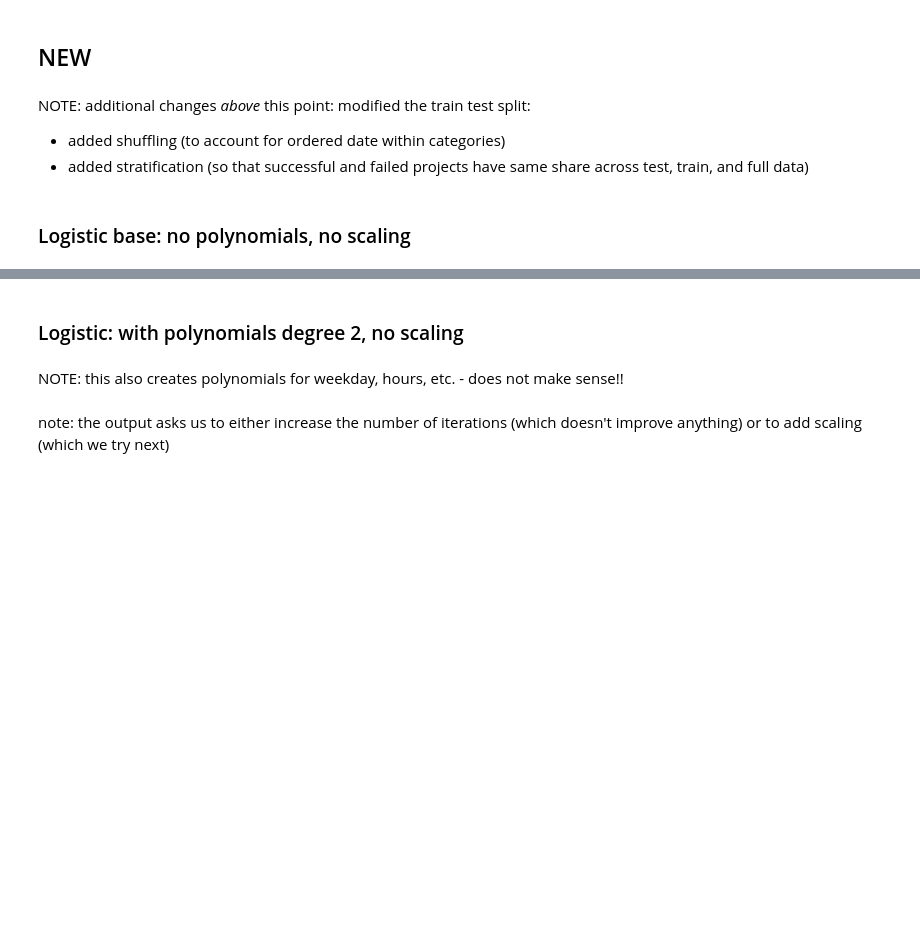
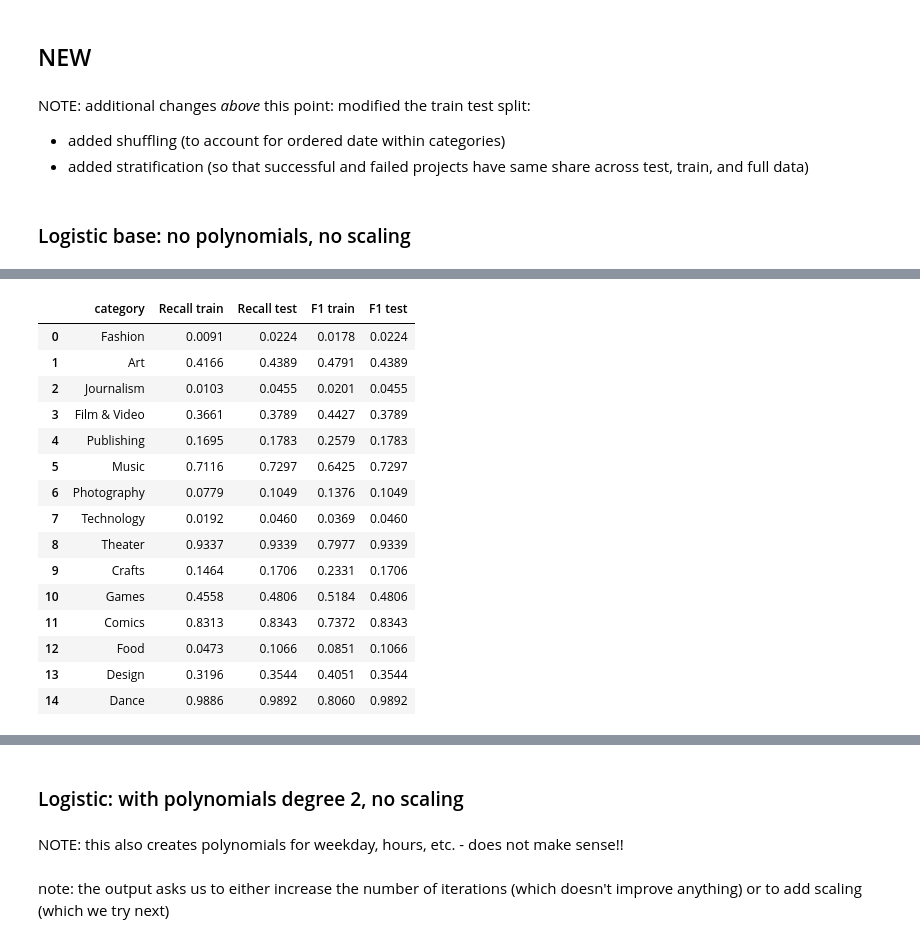
Before and after one commit to JainNupur20/kickstarter-project, a Jupyter notebook: project.ipynb, the cells around one changed output, grey strips where cells are left out. Drawn from its saved outputs; the diff is of its cells as text; code cells hidden in the pictures; blank space fills up the shorter version.

```diff
--- a/project.ipynb
+++ b/project.ipynb
@@ -511,3 +514,68 @@ df_recalls = {}
 features_to_scale = ["goal_log", "duration"]
 # %% [markdown]
 ### Logistic base: no polynomials, no scaling
+# %%
+model = "log_noPoly_noScale"
+#
+models[model] = {}
+y_pred_train[model] = {}
+y_pred_test[model] = {}
+#
+recalls_train[model] = {}
+recalls_test[model] = {}
+
+f1_train[model] = {}
+f1_test[model] = {}
+
+recall_scorer = make_scorer(recall_score)
+f1_scorer = make_scorer(f1_score)
+
+#
+for category in categories:
+    models[model][category] = LogisticRegression()
+    models[model][category].fit(X_train_wo_outlier[category], y_train_wo_outlier[category])
+
+     # Perform cross-validation
+    cv_recall_scores = cross_val_score(
+        models[model][category],
+        X_train_wo_outlier[category],
+        y_train_wo_outlier[category],
+        scoring=recall_scorer,
+        cv=5  # 5-fold cross-validation
+    )
+
+    print(f"Cross-validated Recall for {category}: {cv_recall_scores.mean()}")
+# Perform cross-validation for F1 score
+    cv_f1_scores = cross_val_score(
+        models[model][category],
+        X_train_wo_outlier[category],
+        y_train_wo_outlier[category],
+        scoring=f1_scorer,
+        cv=5  # 5-fold cross-validation
+    )
+    print(f"Cross-validated Recall for {category}: {cv_f1_scores.mean()}")
+
+    #
+    y_pred_train[model][category] = models[model][category].predict(X_train_wo_outlier[category])
+    y_pred_test[model][category] = models[model][category].predict(X_test[category])
+    #
+    recalls_train[model][category] = recall_score(y_train_wo_outlier[category], y_pred_train[model][category]).round(4)
+    recalls_test[model][category] = recall_score(y_test[category], y_pred_test[model][category]).round(4)
+
+    f1_train[model][category] = f1_score(y_train_wo_outlier[category], y_pred_train[model][category]).round(4)
+    f1_test[model][category] = recall_score(y_test[category], y_pred_test[model][category]).round(4)
+
+    # Confusion matrix for the current category
+    cm = confusion_matrix(y_train_wo_outlier[category], y_pred_train[model][category])
+    print(f"Confusion Matrix for {category}:\n{cm}")
+
+#
+df_recalls[model] = pd.DataFrame({
+    "category": categories,
+    "Recall train": recalls_train[model].values(),
+    "Recall test": recalls_test[model].values(),
+    "F1 train": f1_train[model].values(),
+    "F1 test": f1_test[model].values()
+})
+df_recalls[model]
+# %% [output]
@@ -513,0 +599,16 @@ features_to_scale = ["goal_log", "duration"]
+|  | category | Recall train | Recall test | F1 train | F1 test |
+| 0 | Fashion | 0.0091 | 0.0224 | 0.0178 | 0.0224 |
+| 1 | Art | 0.4166 | 0.4389 | 0.4791 | 0.4389 |
+| 2 | Journalism | 0.0103 | 0.0455 | 0.0201 | 0.0455 |
+| 3 | Film & Video | 0.3661 | 0.3789 | 0.4427 | 0.3789 |
+| 4 | Publishing | 0.1695 | 0.1783 | 0.2579 | 0.1783 |
+| 5 | Music | 0.7116 | 0.7297 | 0.6425 | 0.7297 |
+| 6 | Photography | 0.0779 | 0.1049 | 0.1376 | 0.1049 |
+| 7 | Technology | 0.0192 | 0.0460 | 0.0369 | 0.0460 |
+| 8 | Theater | 0.9337 | 0.9339 | 0.7977 | 0.9339 |
+| 9 | Crafts | 0.1464 | 0.1706 | 0.2331 | 0.1706 |
+| 10 | Games | 0.4558 | 0.4806 | 0.5184 | 0.4806 |
+| 11 | Comics | 0.8313 | 0.8343 | 0.7372 | 0.8343 |
+| 12 | Food | 0.0473 | 0.1066 | 0.0851 | 0.1066 |
+| 13 | Design | 0.3196 | 0.3544 | 0.4051 | 0.3544 |
+| 14 | Dance | 0.9886 | 0.9892 | 0.8060 | 0.9892 |
```
Also changed, not shown: parts of 22 cells of this notebook.
